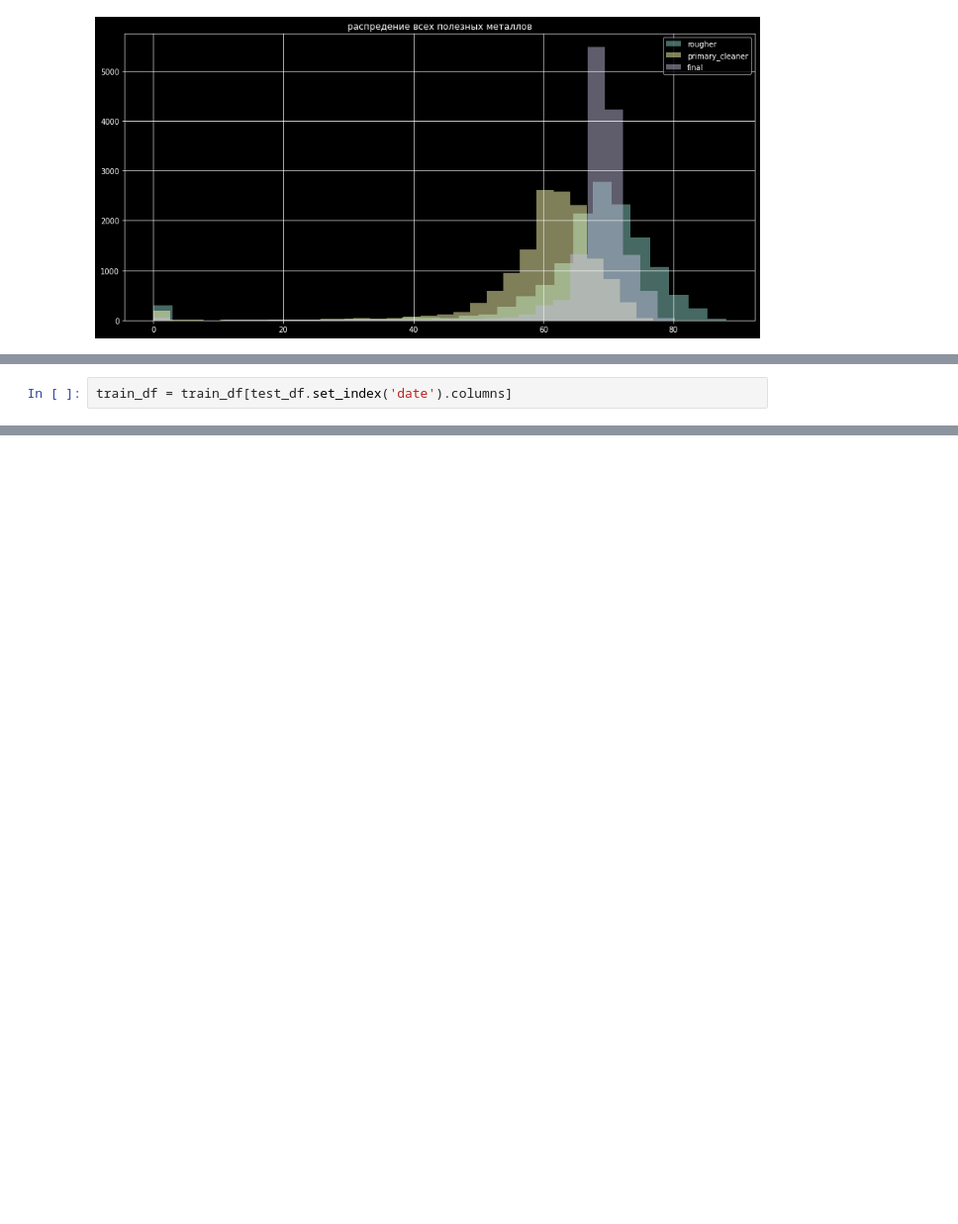
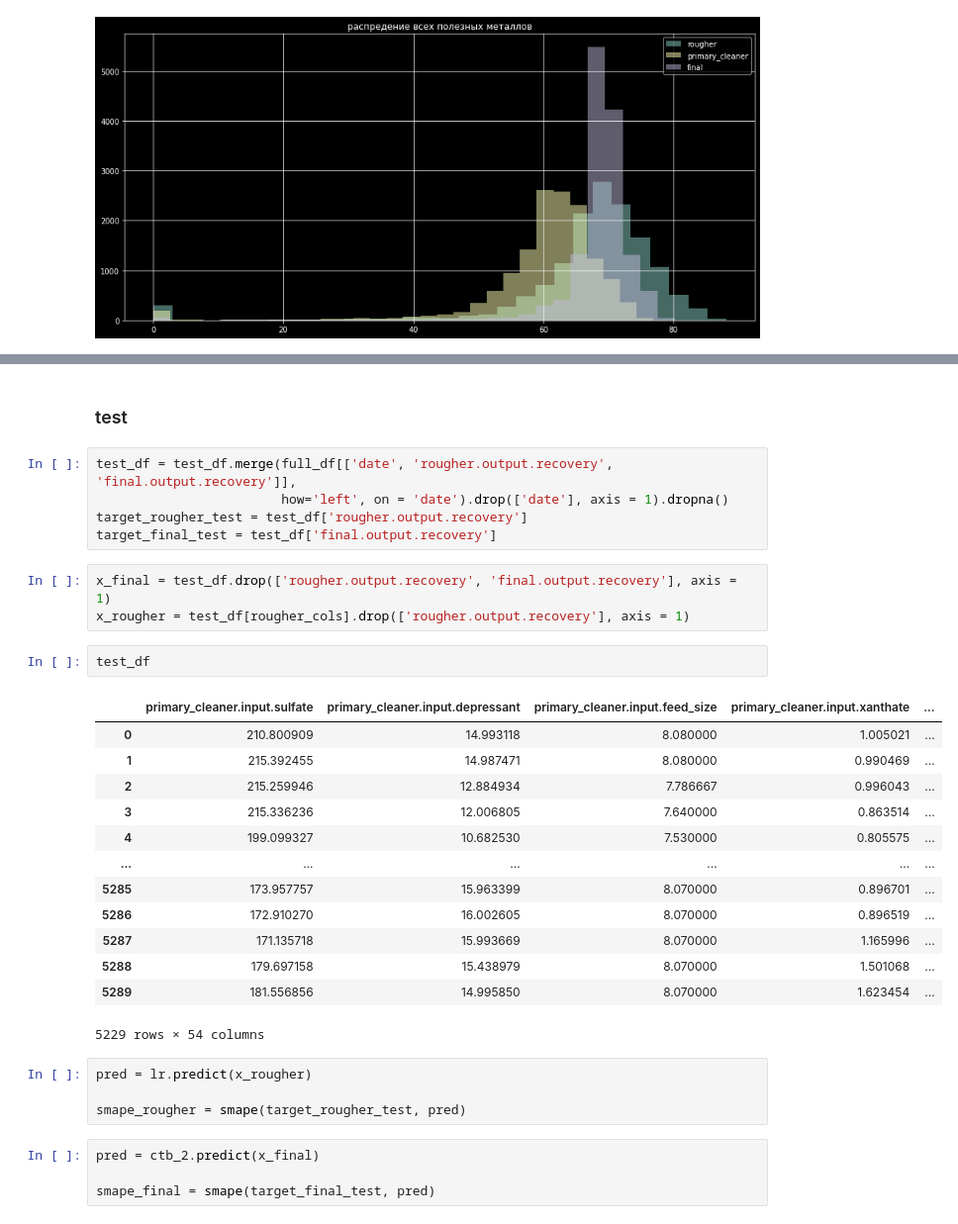
Before and after one commit to aabitokh/home_repo, a Jupyter notebook: YP_DS/gold_project/ntb.ipynb, the cells around one changed output, grey strips where cells are left out. Shown at 99% size. Cells and saved outputs as stored; diff of their text form; blank space fills up the shorter version.

```diff
--- a/YP_DS/gold_project/ntb.ipynb
+++ b/YP_DS/gold_project/ntb.ipynb
@@ -562,2 +517,0 @@ ValueError: columns overlap but no suffix specified: Index(['rougher.output.reco
-# %%
-train_df = train_df[test_df.set_index('date').columns]
@@ -719,0 +833,34 @@ Learning rate set to 0.057559
+# %% [markdown]
+### test
+# %%
+test_df = test_df.merge(full_df[['date', 'rougher.output.recovery', 'final.output.recovery']],
+                        how='left', on = 'date').drop(['date'], axis = 1).dropna()
+target_rougher_test = test_df['rougher.output.recovery']
+target_final_test = test_df['final.output.recovery']
+# %%
+x_final = test_df.drop(['rougher.output.recovery', 'final.output.recovery'], axis = 1)
+x_rougher = test_df[rougher_cols].drop(['rougher.output.recovery'], axis = 1)
+# %%
+test_df
+# %% [output]
+|  | primary_cleaner.input.sulfate | primary_cleaner.input.depressant | primary_cleaner.input.feed_size | primary_cleaner.input.xanthate | ... |
+| 0 | 210.800909 | 14.993118 | 8.080000 | 1.005021 | ... |
+| 1 | 215.392455 | 14.987471 | 8.080000 | 0.990469 | ... |
+| 2 | 215.259946 | 12.884934 | 7.786667 | 0.996043 | ... |
+| 3 | 215.336236 | 12.006805 | 7.640000 | 0.863514 | ... |
+| 4 | 199.099327 | 10.682530 | 7.530000 | 0.805575 | ... |
+| ... | ... | ... | ... | ... | ... |
+| 5285 | 173.957757 | 15.963399 | 8.070000 | 0.896701 | ... |
+| 5286 | 172.910270 | 16.002605 | 8.070000 | 0.896519 | ... |
+| 5287 | 171.135718 | 15.993669 | 8.070000 | 1.165996 | ... |
+| 5288 | 179.697158 | 15.438979 | 8.070000 | 1.501068 | ... |
+| 5289 | 181.556856 | 14.995850 | 8.070000 | 1.623454 | ... |
+5229 rows × 54 columns
+# %%
+pred = lr.predict(x_rougher)
+
+smape_rougher = smape(target_rougher_test, pred)
+# %%
+pred = ctb_2.predict(x_final)
+
+smape_final = smape(target_final_test, pred)
```
Also changed, not shown: parts of 63 cells of this notebook.
